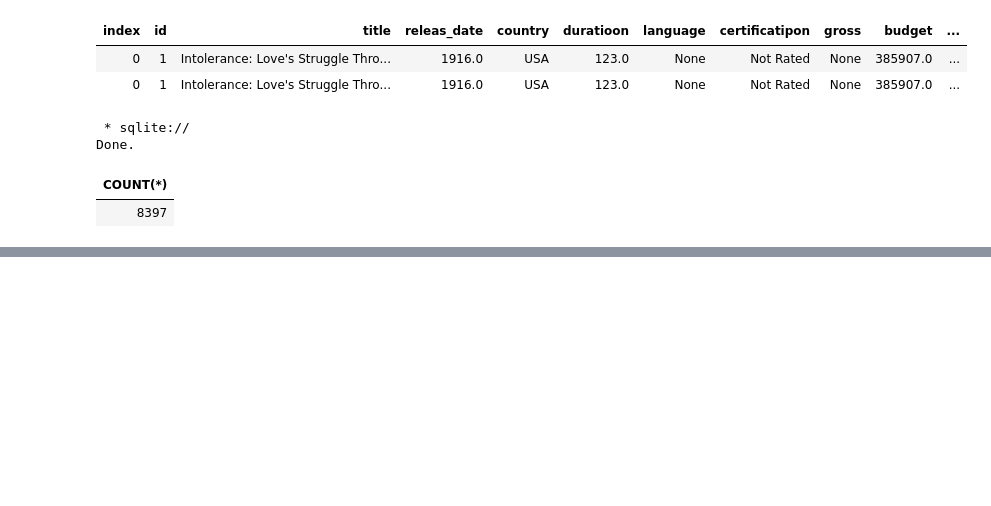
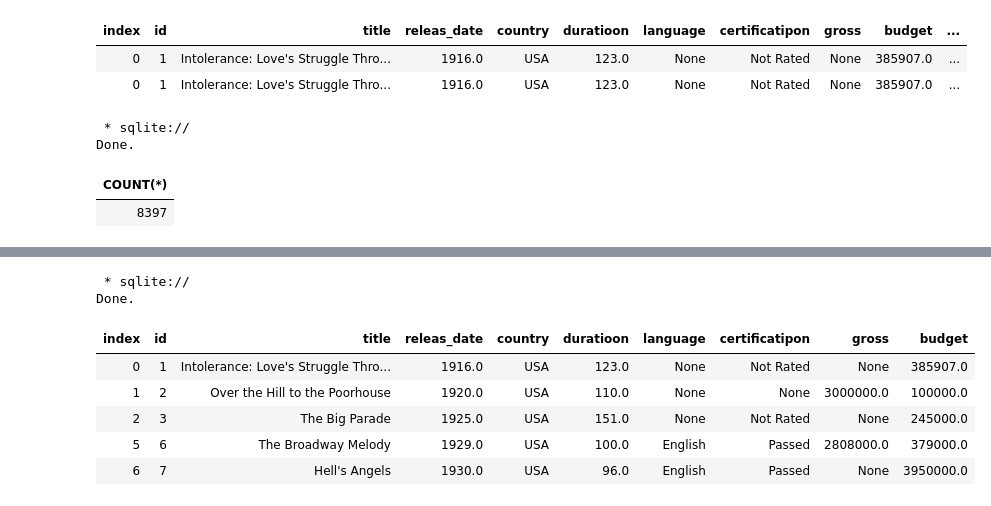
Before and after one commit to UznetDev/Data-science-home-work, a Jupyter notebook: 16_Avg_2024.ipynb, the cells around one changed output, grey strips where cells are left out. Drawn from its saved outputs; the diff is of its cells as text; code cells hidden in the pictures; blank space fills up the shorter version.

```diff
--- a/16_Avg_2024.ipynb
+++ b/16_Avg_2024.ipynb
@@ -187,0 +221,13 @@ Done.
+# %%
+%%sql SELECT * FROM films
+WHERE country = 'USA'
+LIMIT 5;
+# %% [output]
+ * sqlite://
+Done.
+| index | id | title | releas_date | country | duratioon | language | certificatipon | gross | budget |
+| 0 | 1 | Intolerance: Love's Struggle Thro... | 1916.0 | USA | 123.0 | None | Not Rated | None | 385907.0 |
+| 1 | 2 | Over the Hill to the Poorhouse | 1920.0 | USA | 110.0 | None | None | 3000000.0 | 100000.0 |
+| 2 | 3 | The Big Parade | 1925.0 | USA | 151.0 | None | Not Rated | None | 245000.0 |
+| 5 | 6 | The Broadway Melody | 1929.0 | USA | 100.0 | English | Passed | 2808000.0 | 379000.0 |
+| 6 | 7 | Hell's Angels | 1930.0 | USA | 96.0 | English | Passed | None | 3950000.0 |
```
Also changed, not shown: parts of 3 cells of this notebook.
